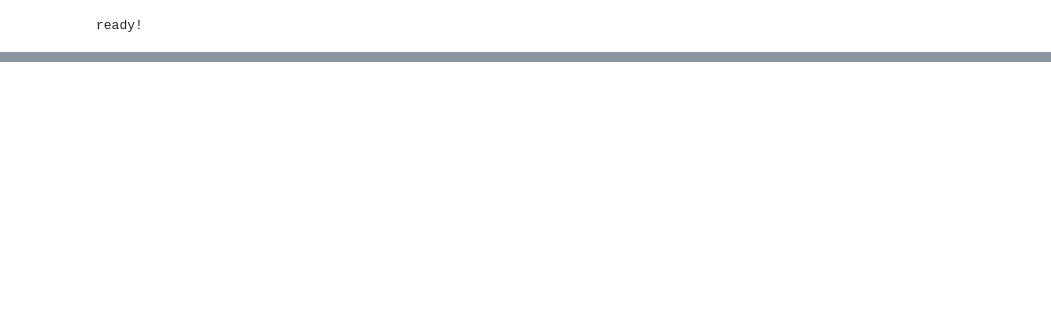
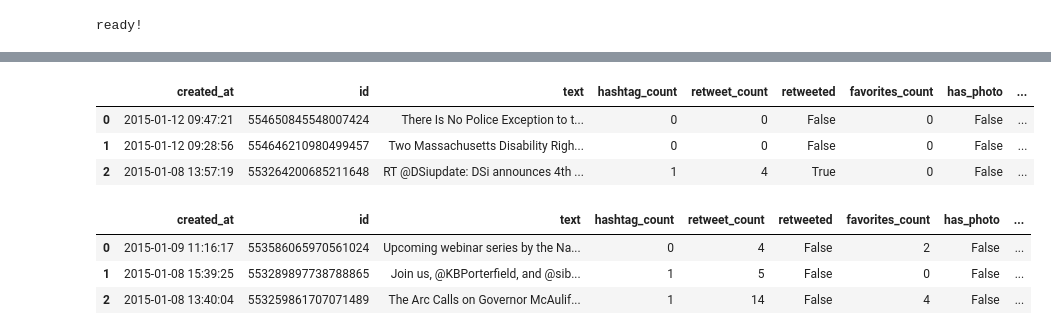
Before and after one commit to codeforgood2015/drf, a Jupyter notebook: notebooks/tweepy_data.ipynb, the cells around one changed output, grey strips where cells are left out. Cells and saved outputs as stored; diff of their text form; code cells hidden in the pictures; blank space fills up the shorter version.

```diff
--- a/notebooks/tweepy_data.ipynb
+++ b/notebooks/tweepy_data.ipynb
@@ -61,0 +97,18 @@ print df.head(20)
+# %%
+#Getting data for DRF and The Arc
+drf = get_data('DisabRightsFund')
+arc = get_data('TheArcUS')
+print 'done!'
+# %% [output]
+|  | created_at | id | text | hashtag_count | retweet_count | retweeted | favorites_count | has_photo | ... |
+| 0 | 2015-01-12 09:47:21 | 554650845548007424 | There Is No Police Exception to t... | 0 | 0 | False | 0 | False | ... |
+| 1 | 2015-01-12 09:28:56 | 554646210980499457 | Two Massachusetts Disability Righ... | 0 | 0 | False | 0 | False | ... |
+| 2 | 2015-01-08 13:57:19 | 553264200685211648 | RT @DSiupdate: DSi announces 4th ... | 1 | 4 | True | 0 | False | ... |
+# %%
+#Looking at top 3 rows.
+arc.head(3)
+# %% [output]
+|  | created_at | id | text | hashtag_count | retweet_count | retweeted | favorites_count | has_photo | ... |
+| 0 | 2015-01-09 11:16:17 | 553586065970561024 | Upcoming webinar series by the Na... | 0 | 4 | False | 2 | False | ... |
+| 1 | 2015-01-08 15:39:25 | 553289897738788865 | Join us, @KBPorterfield, and @sib... | 1 | 5 | False | 0 | False | ... |
+| 2 | 2015-01-08 13:40:04 | 553259861707071489 | The Arc Calls on Governor McAulif... | 1 | 14 | False | 4 | False | ... |
```
Also changed, not shown: parts of 6 cells of this notebook.
